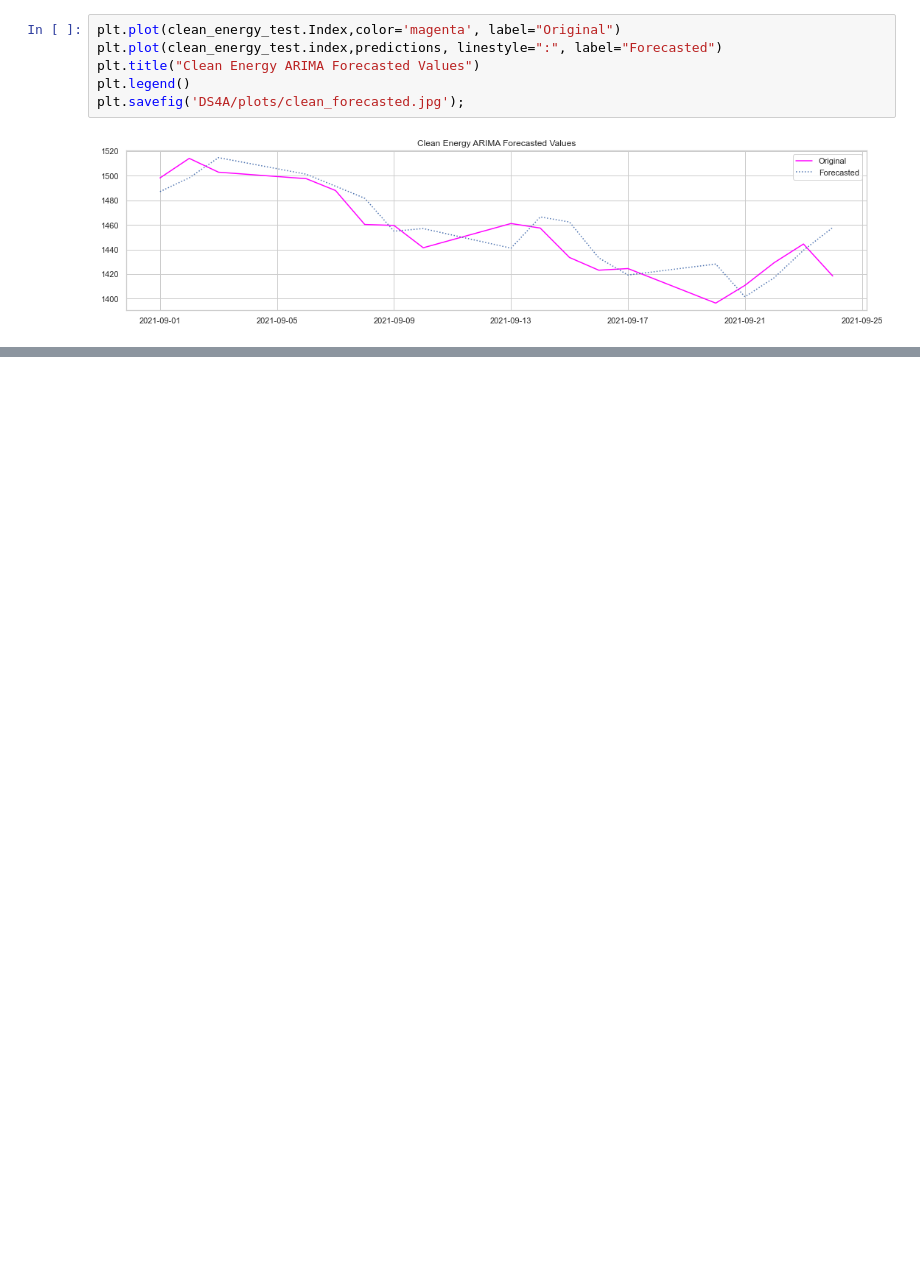
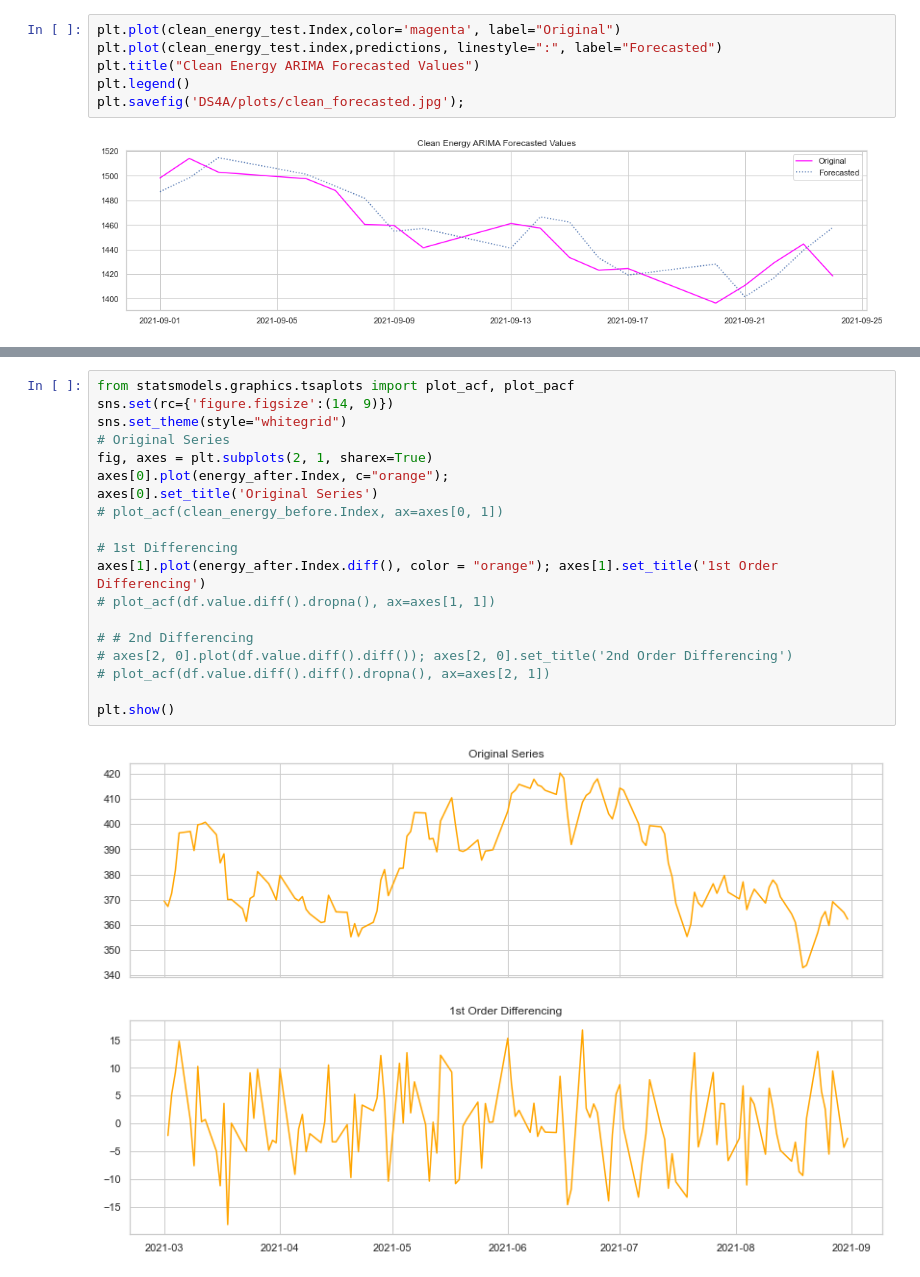
Before and after one commit to gokce-d/DS4A_Team37, a Jupyter notebook: DS4A/DS4A_ARIMA.ipynb, the cells around one changed output, grey strips where cells are left out. Drawn from its saved outputs; the diff is of its cells as text; blank space fills up the shorter version.

```diff
--- a/DS4A/DS4A_ARIMA.ipynb
+++ b/DS4A/DS4A_ARIMA.ipynb
@@ -211,0 +282,21 @@ plt.savefig('DS4A/plots/clean_forecasted.jpg');
+# %%
+from statsmodels.graphics.tsaplots import plot_acf, plot_pacf
+sns.set(rc={'figure.figsize':(14, 9)})
+sns.set_theme(style="whitegrid")
+# Original Series
+fig, axes = plt.subplots(2, 1, sharex=True)
+axes[0].plot(energy_after.Index, c="orange");
+axes[0].set_title('Original Series')
+# plot_acf(clean_energy_before.Index, ax=axes[0, 1])
+
+# 1st Differencing
+axes[1].plot(energy_after.Index.diff(), color = "orange"); axes[1].set_title('1st Order Differencing')
+# plot_acf(df.value.diff().dropna(), ax=axes[1, 1])
+
+# # 2nd Differencing
+# axes[2, 0].plot(df.value.diff().diff()); axes[2, 0].set_title('2nd Order Differencing')
+# plot_acf(df.value.diff().diff().dropna(), ax=axes[2, 1])
+
+plt.show()
+# %% [output]
+[figure, added]
```
Also changed, not shown: parts of 28 cells of this notebook, 9 other files.
